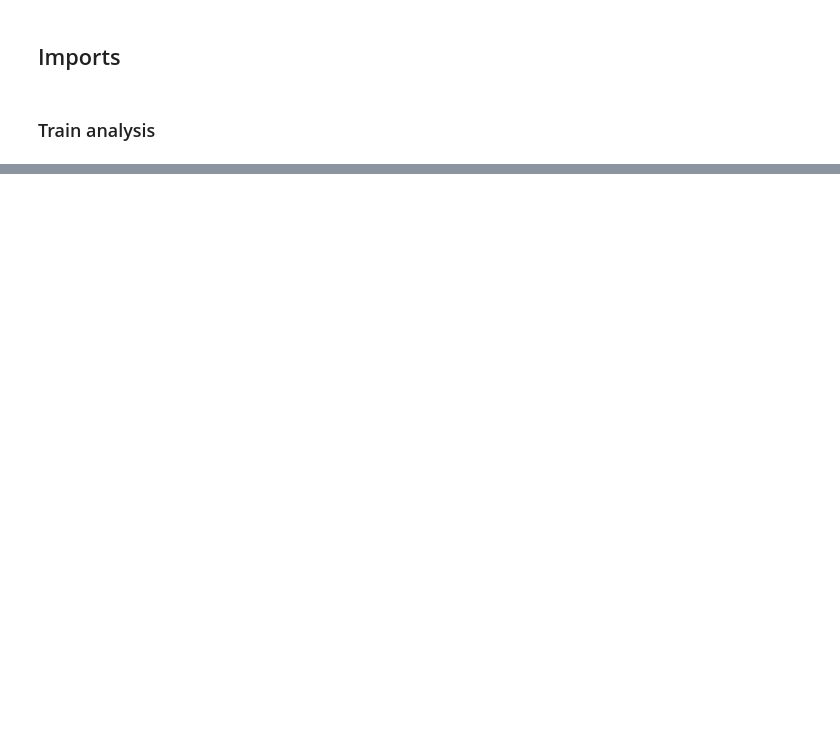
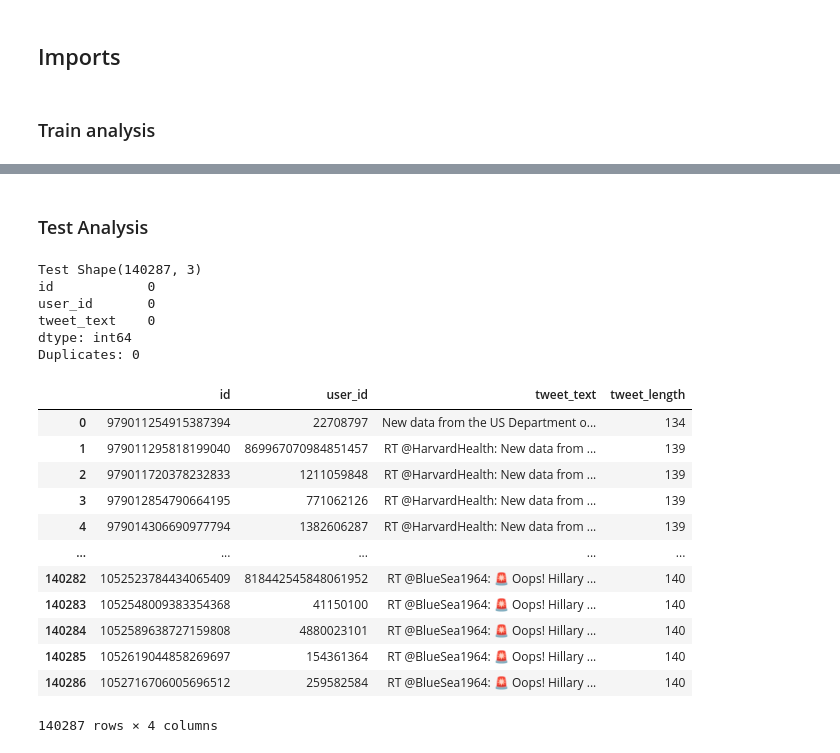
Before and after one commit to navneetraju/swarm-guard, a Jupyter notebook: notebooks/EDA.ipynb, the cells around one changed output, grey strips where cells are left out. Drawn from its saved outputs; the diff is of its cells as text; code cells hidden in the pictures; blank space fills up the shorter version.

```diff
--- a/notebooks/EDA.ipynb
+++ b/notebooks/EDA.ipynb
@@ -61,0 +68,30 @@ Text(0, 0.5, 'Frequency')
+# %% [markdown]
+### Test Analysis
+# %%
+print(f'Test Shape{test_df.shape}')
+print(f'{test_df.isnull().sum()}')
+print(f'Duplicates: {test_df.duplicated().sum()}')
+test_df['tweet_length'] = test_df['tweet_text'].apply(len) # shows len column
+test_df['tweet_length'].describe()
+
+display(test_df)
+# %% [output]
+Test Shape(140287, 3)
+id            0
+user_id       0
+tweet_text    0
+dtype: int64
+Duplicates: 0
+|  | id | user_id | tweet_text | tweet_length |
+| 0 | 979011254915387394 | 22708797 | New data from the US Department o... | 134 |
+| 1 | 979011295818199040 | 869967070984851457 | RT @HarvardHealth: New data from ... | 139 |
+| 2 | 979011720378232833 | 1211059848 | RT @HarvardHealth: New data from ... | 139 |
+| 3 | 979012854790664195 | 771062126 | RT @HarvardHealth: New data from ... | 139 |
+| 4 | 979014306690977794 | 1382606287 | RT @HarvardHealth: New data from ... | 139 |
+| ... | ... | ... | ... | ... |
+| 140282 | 1052523784434065409 | 818442545848061952 | RT @BlueSea1964: 🚨 Oops! Hillary ... | 140 |
+| 140283 | 1052548009383354368 | 41150100 | RT @BlueSea1964: 🚨 Oops! Hillary ... | 140 |
+| 140284 | 1052589638727159808 | 4880023101 | RT @BlueSea1964: 🚨 Oops! Hillary ... | 140 |
+| 140285 | 1052619044858269697 | 154361364 | RT @BlueSea1964: 🚨 Oops! Hillary ... | 140 |
+| 140286 | 1052716706005696512 | 259582584 | RT @BlueSea1964: 🚨 Oops! Hillary ... | 140 |
+140287 rows × 4 columns
```
Also changed, not shown: parts of 2 cells of this notebook, 1 other file.
